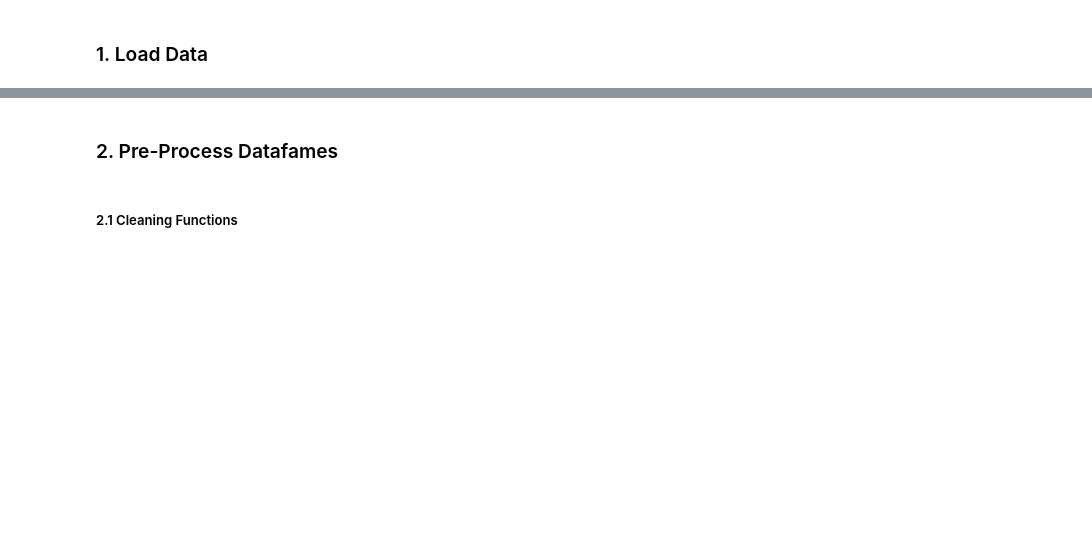
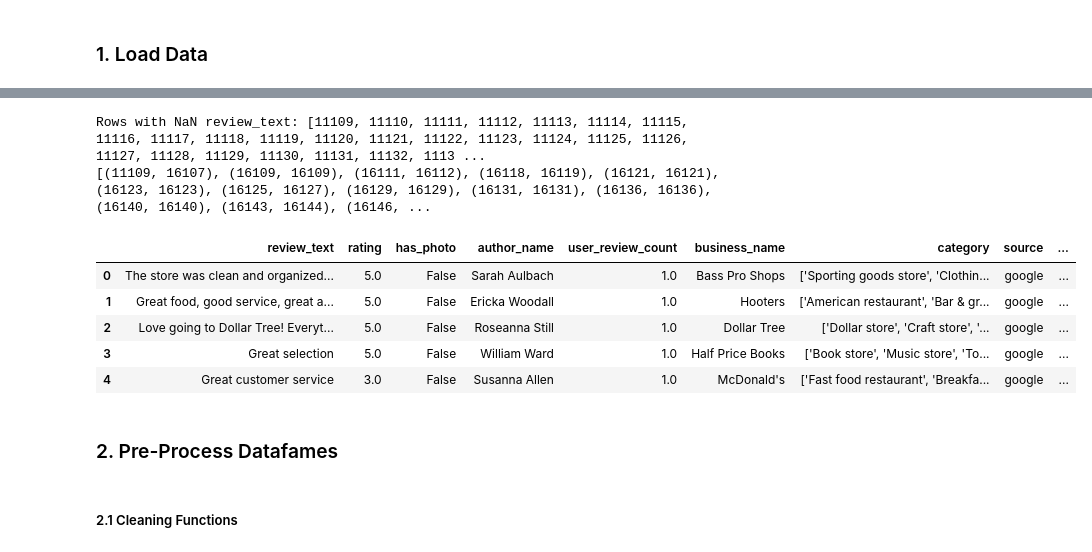
Before and after one commit to yuenning/3pandas, a Jupyter notebook: 04_model_training_and_inference.ipynb, the cells around one changed output, grey strips where cells are left out. Saved outputs shown, nothing was run; the diff lists cells and outputs as text; code cells hidden in the pictures; blank space fills up the shorter version.

```diff
--- a/04_model_training_and_inference.ipynb
+++ b/04_model_training_and_inference.ipynb
@@ -58,3 +101,45 @@ import torch
+# %%
+file_path = os.path.join(labeled_input_folder, "all_combined_reviews.json")
+if os.path.exists(file_path):
+    reviews_df = pd.read_json(file_path, lines=True)
+else:
+    print(f"Warning: {file_path} does not exist!")
+
+# reviews_df.head()
+
+nan_rows = reviews_df[pd.isna(reviews_df['review_text'])]
+original_indices = nan_rows.index.tolist()
+print("Rows with NaN review_text:", original_indices)
+nan_rows
+
+ranges = []
+start = prev = original_indices[0]
+
+for n in original_indices[1:]:
+    if n == prev + 1:
+        prev = n
+    else:
+        ranges.append((start, prev))
+        start = prev = n
+ranges.append((start, prev))
+
+print(ranges)
+# %% [output]
+Rows with NaN review_text: [11109, 11110, 11111, 11112, 11113, 11114, 11115, 11116, 11117, 11118, 11119, 11120, 11121, 11122, 11123, 11124, 11125, 11126, 11127, 11128, 11129, 11130, 11131, 11132, 1113 ...
+[(11109, 16107), (16109, 16109), (16111, 16112), (16118, 16119), (16121, 16121), (16123, 16123), (16125, 16127), (16129, 16129), (16131, 16131), (16136, 16136), (16140, 16140), (16143, 16144), (16146, ...
+# %%
+labels_df = combined_df
+parsed_labels = labels_df['raw_json'].apply(json.loads).apply(pd.Series)
+full_df = pd.concat([reviews_df.reset_index(drop=True), parsed_labels.reset_index(drop=True)], axis=1)
+
+full_df.head()
+# %% [output]
+|  | review_text | rating | has_photo | author_name | user_review_count | business_name | category | source | ... |
+| 0 | The store was clean and organized... | 5.0 | False | Sarah Aulbach | 1.0 | Bass Pro Shops | ['Sporting goods store', 'Clothin... | google | ... |
+| 1 | Great food, good service, great a... | 5.0 | False | Ericka Woodall | 1.0 | Hooters | ['American restaurant', 'Bar & gr... | google | ... |
+| 2 | Love going to Dollar Tree! Everyt... | 5.0 | False | Roseanna Still | 1.0 | Dollar Tree | ['Dollar store', 'Craft store', '... | google | ... |
+| 3 | Great selection | 5.0 | False | William Ward | 1.0 | Half Price Books | ['Book store', 'Music store', 'To... | google | ... |
+| 4 | Great customer service | 3.0 | False | Susanna Allen | 1.0 | McDonald's | ['Fast food restaurant', 'Breakfa... | google | ... |
 # %% [markdown]
 ### 2. Pre-Process Datafames
 # %% [markdown]
```
Also changed, not shown: parts of 6 cells of this notebook.
